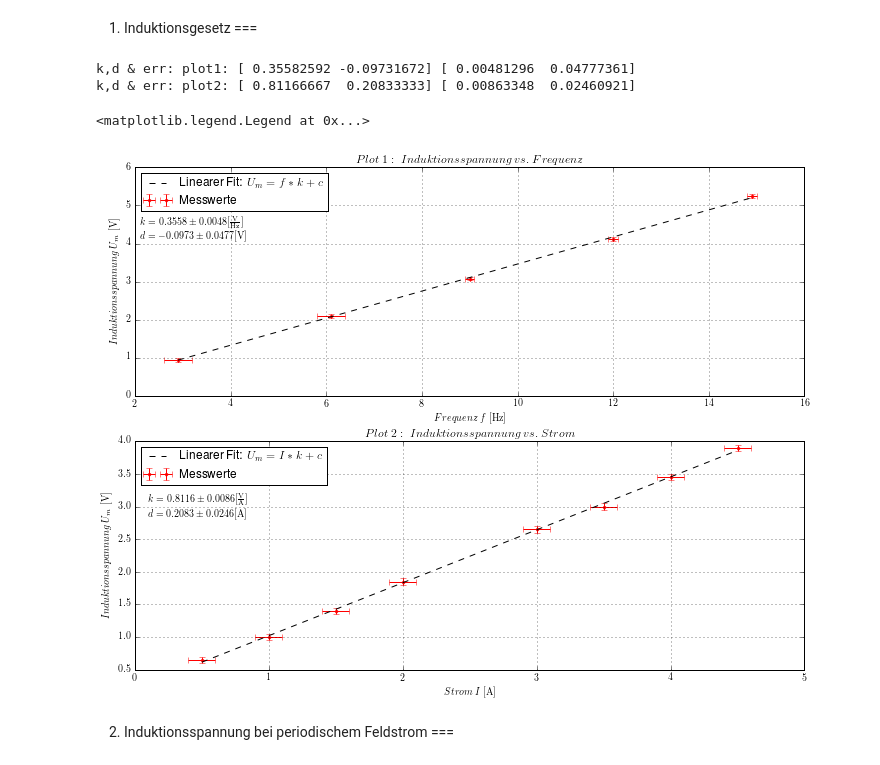
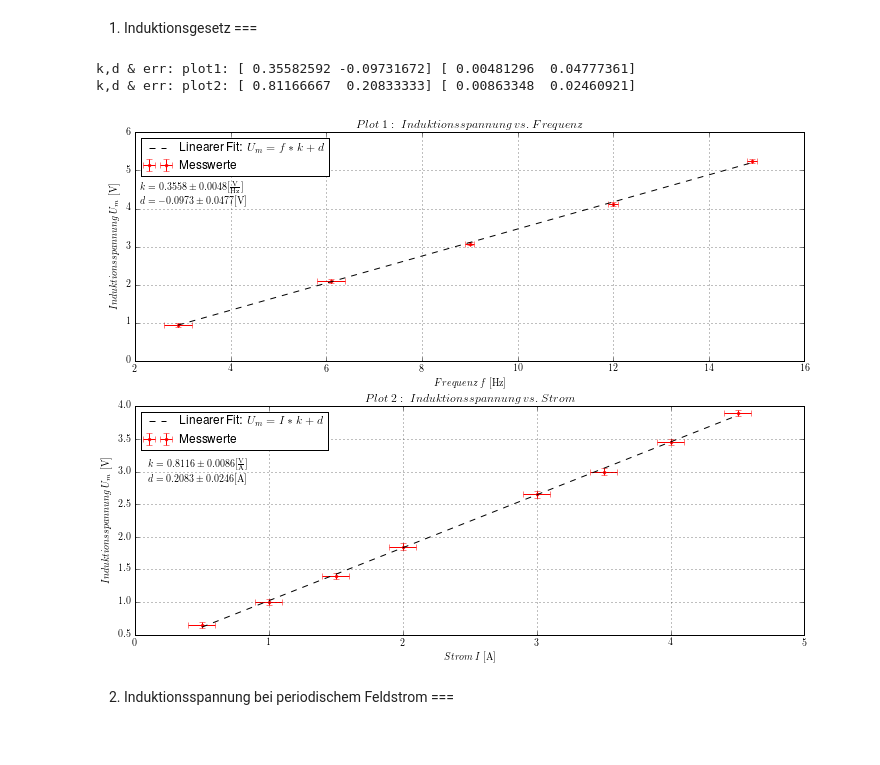
Before and after one commit to krauthex/AP2.2, a Jupyter notebook: v245/v245.ipynb, the cells around one changed output. Saved outputs shown, nothing was run; the diff lists cells and outputs as text; code cells hidden in the pictures.

```diff
--- a/v245/v245.ipynb
+++ b/v245/v245.ipynb
@@ -43,7 +43,7 @@ print('k,d & err: plot1:',popt, popt_err)
 fig = plt.figure(figsize=(12,9))
 ax = fig.add_subplot(211)
 ax.errorbar(unp.nominal_values(f), unp.nominal_values(Um), yerr=unp.std_devs(Um), xerr=unp.std_devs(f), fmt='r.', label='Messwerte')
-ax.plot(unp.nominal_values(f), lin_func(unp.nominal_values(f), *popt), 'k--', label='Linearer Fit: $U_m=f*k+c$')
+ax.plot(unp.nominal_values(f), lin_func(unp.nominal_values(f), *popt), 'k--', label='Linearer Fit: $U_m=f*k+d$')
 ax.set_xlabel('$Frequenz\ f\ \mathrm{[Hz]}$')
 ax.set_ylabel('$Induktionsspannung\ U_m\ \mathrm{[V]}$')
 ax.set_title('$Plot\ 1:\ Induktionsspannung\ vs.\ Frequenz$')
@@ -52,36 +52,36 @@ ax.text(2.1, 4.1, '$k=0.3558\pm0.0048 \mathrm{[\\frac{V}{Hz}]}$\n$d=-0.0973\pm0.
 ax.legend(loc=0)
 
 ########################################################################################################
 
 ## loading the data for Plot2: Um(f)
 I, Um = main.load_data('.data/tab2.dat')
 dI = 0.1
 dUm = 0.05
 
 ## assigning the values with the errors
 I = unp.uarray(I, dI)
 Um = unp.uarray(Um, dUm)
 
 popt, pcov = curve_fit(lin_func, unp.nominal_values(I), unp.nominal_values(Um), sigma=unp.std_devs(Um))
 popt_err = np.sqrt(np.diag(pcov))
 print('k,d & err: plot2:',popt, popt_err)
 
 ## plotting section plot2
 #fig = plt.figure(figsize=(12,9))
 ax = fig.add_subplot(212)
 ax.errorbar(unp.nominal_values(I), unp.nominal_values(Um), yerr=unp.std_devs(Um), xerr=unp.std_devs(I), fmt='r.', label='Messwerte')
-ax.plot(unp.nominal_values(I), lin_func(unp.nominal_values(I), *popt), 'k--', label='Linearer Fit: $U_m=I*k+c$')
+ax.plot(unp.nominal_values(I), lin_func(unp.nominal_values(I), *popt), 'k--', label='Linearer Fit: $U_m=I*k+d$')
 ax.set_xlabel('$Strom\ I\ \mathrm{[A]}$')
 ax.set_ylabel('$Induktionsspannung\ U_m\ \mathrm{[V]}$')
 ax.set_title('$Plot\ 2:\ Induktionsspannung\ vs.\ Strom$')
 ax.grid(axis='both')
 ax.text(0.1, 2.83, '$k=0.8116\pm0.0086 \mathrm{[\\frac{V}{A}]}$\n$d=0.2083\pm0.0246\mathrm{[A]}$')
 ax.legend(loc=0)
+#fig.savefig('.data/plot1_2.pdf', format='pdf', dpi=200)
 # %% [output]
 k,d & err: plot1: [ 0.35582592 -0.09731672] [ 0.00481296  0.04777361]
 k,d & err: plot2: [ 0.81166667  0.20833333] [ 0.00863348  0.02460921]
-<matplotlib.legend.Legend at 0x...>
-[figure, old version]
+[figure, new version]
 # %% [markdown]
 2) Induktionsspannung bei periodischem Feldstrom
 ===
```
Also changed, not shown: parts of 1 cell of this notebook, 2 other files.
